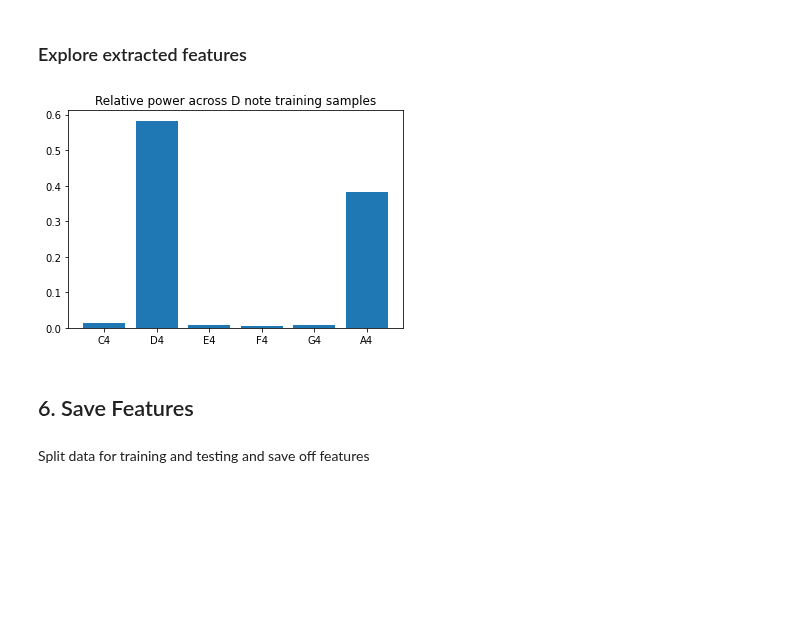
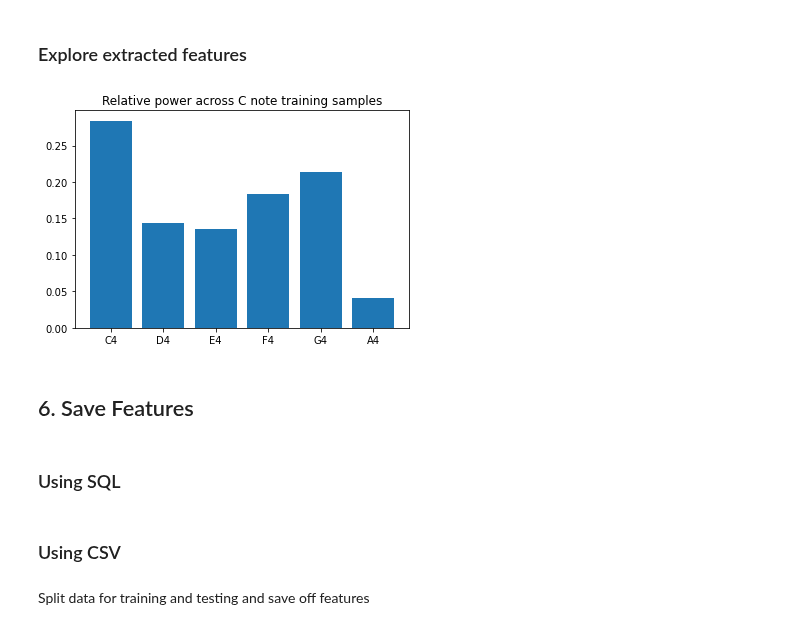
Before and after one commit to bwalsh62/note-recognition, a Jupyter notebook: 0_notebooks/1_Data_Prep.ipynb, the cells around one changed output. Drawn from its saved outputs; the diff is of its cells as text; code cells hidden in the pictures; blank space fills up the shorter version.

```diff
--- a/0_notebooks/1_Data_Prep.ipynb
+++ b/0_notebooks/1_Data_Prep.ipynb
@@ -209,14 +207,16 @@ X_feat.head()
 # %% [markdown]
 ### Explore extracted features
 # %%
-note_test = 'D'
+note_test = 'C'
 plt.bar(SCALE, X_feat[y_aug['note'].str.contains(note_test)].mean())
 plt.title('Relative power across {} note training samples'.format(note_test))
 plt.show()
 # %% [output]
-[figure, old version]
+[figure, new version]
 # %% [markdown]
 ## <a id = "feat_save"></a> 6. Save Features
+# %% [markdown]
+### Using SQL
 # %%
 FEAT_DB_NAME = os.path.join(DATA_FOLDER, 'features.db')
 TABLE_NAME = 'X_all'
@@ -242,6 +242,8 @@ conn.commit()
 
 # Close the connection
 conn.close()
+# %% [markdown]
+### Using CSV
 # %% [markdown]
 Split data for training and testing and save off features
 # %%
```
Also changed, not shown: parts of 5 cells of this notebook, 6 other files.
